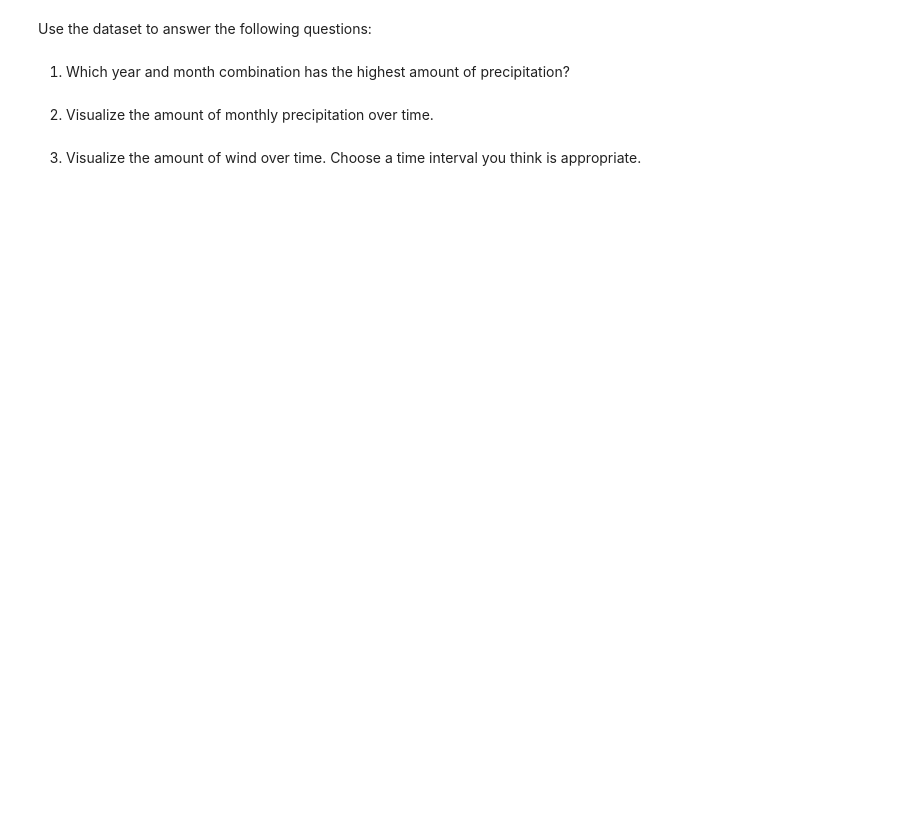
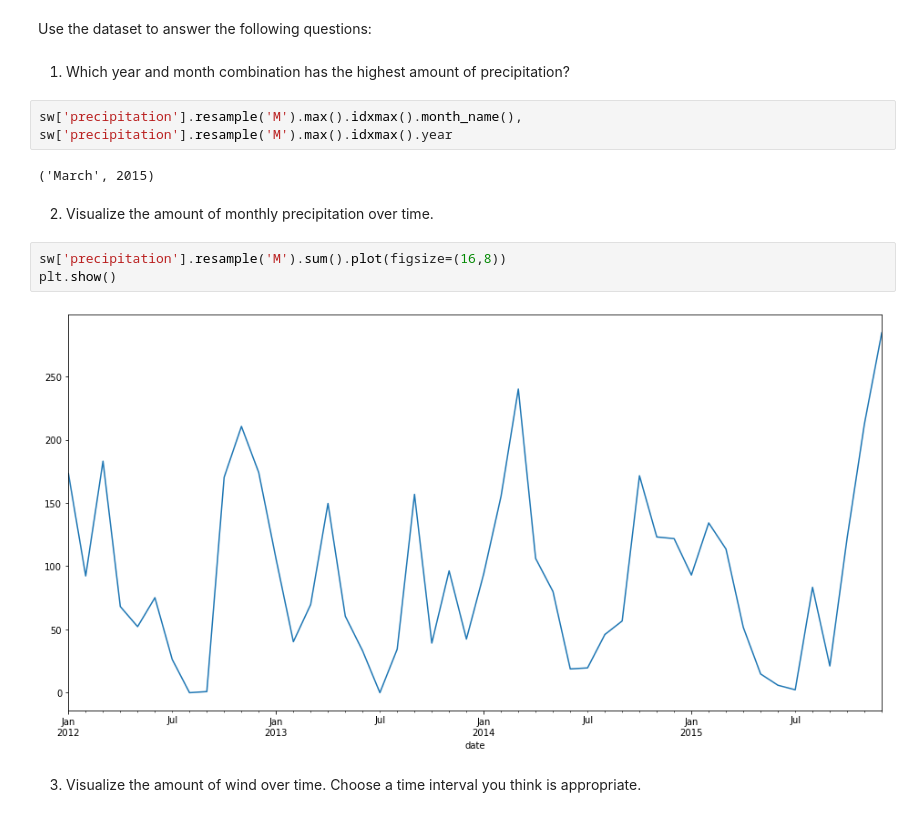
Before and after one commit to mwboiss/time-series-exercises, a Jupyter notebook: working_with_time_series_data.ipynb, the cells around one changed output. Drawn from its saved outputs; the diff is of its cells as text; blank space fills up the shorter version.

```diff
--- a/working_with_time_series_data.ipynb
+++ b/working_with_time_series_data.ipynb
@@ -145,7 +140,16 @@ data.seattle_weather()
 Use the dataset to answer the following questions:
 # %% [markdown]
 1. Which year and month combination has the highest amount of precipitation?
+# %%
+sw['precipitation'].resample('M').max().idxmax().month_name(), sw['precipitation'].resample('M').max().idxmax().year
+# %% [output]
+('March', 2015)
 # %% [markdown]
 2. Visualize the amount of monthly precipitation over time.
+# %%
+sw['precipitation'].resample('M').sum().plot(figsize=(16,8))
+plt.show()
+# %% [output]
+[figure, added]
 # %% [markdown]
 3. Visualize the amount of wind over time. Choose a time interval you think is appropriate.
```
Also changed, not shown: parts of 29 cells of this notebook.
